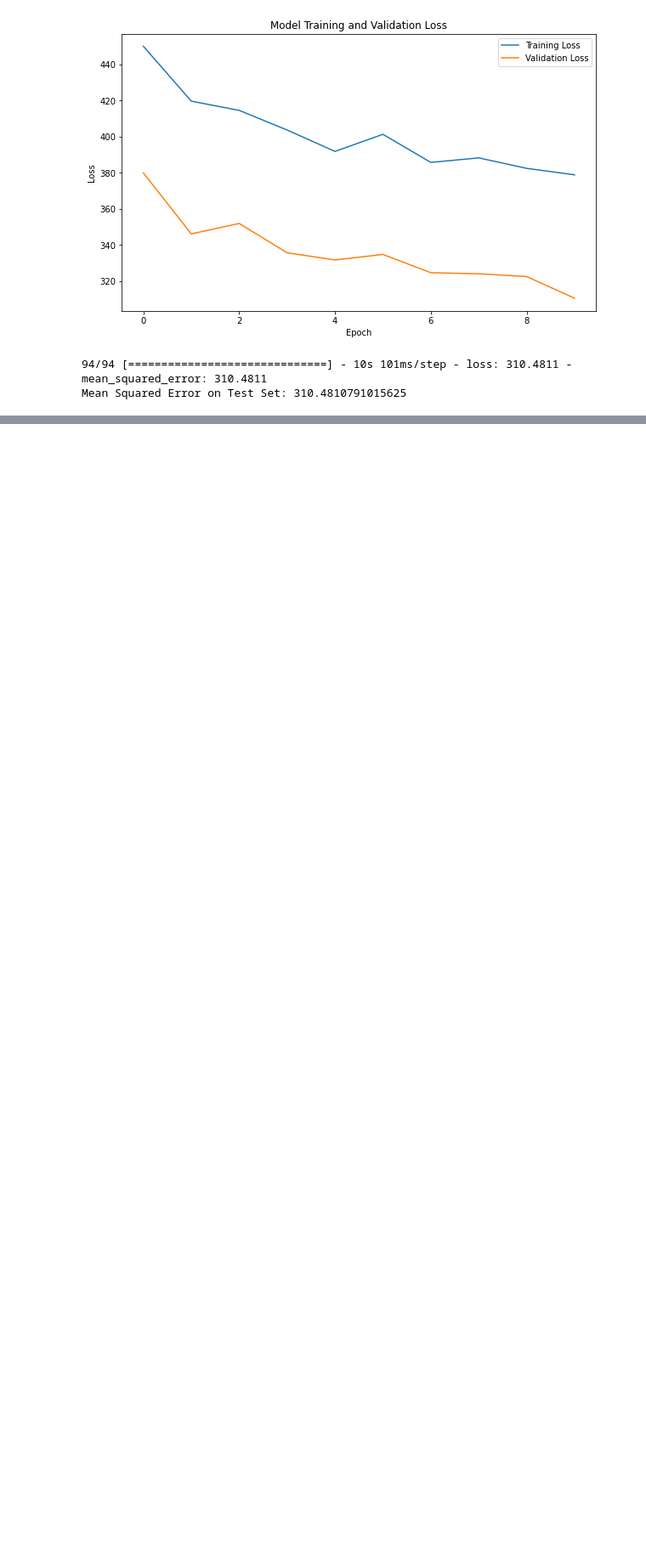
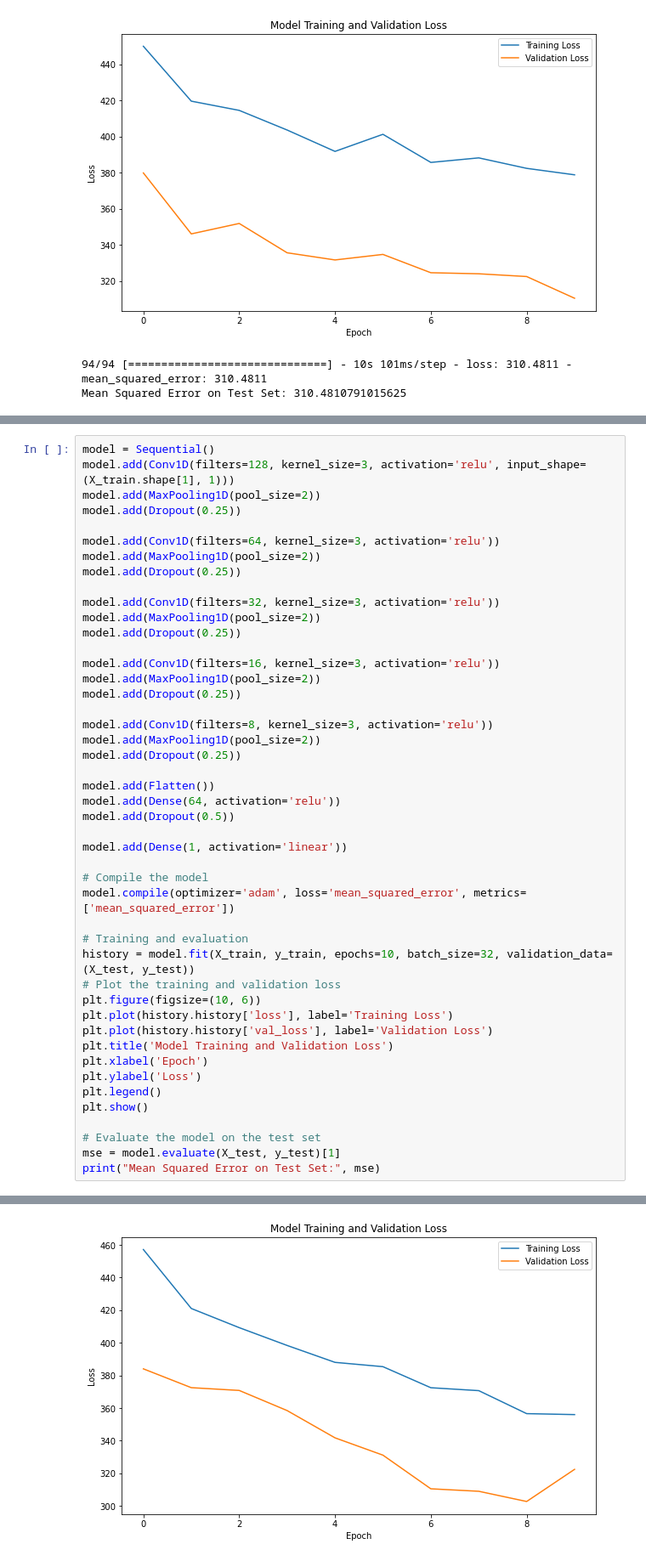
Before and after one commit to GuilhermeLoboSousa/Work-SIB, a Jupyter notebook: Parte4_cnn.ipynb, the cells around one changed output, grey strips where cells are left out. Shown: that part at 85% size. Saved outputs shown, nothing was run; the diff lists cells and outputs as text; blank space fills up the shorter version.

```diff
--- a/Parte4_cnn.ipynb
+++ b/Parte4_cnn.ipynb
@@ -183,0 +279,47 @@ Mean Squared Error on Test Set: 310.4810791015625
+# %%
+model = Sequential()
+model.add(Conv1D(filters=128, kernel_size=3, activation='relu', input_shape=(X_train.shape[1], 1)))
+model.add(MaxPooling1D(pool_size=2))
+model.add(Dropout(0.25))
+
+model.add(Conv1D(filters=64, kernel_size=3, activation='relu'))
+model.add(MaxPooling1D(pool_size=2))
+model.add(Dropout(0.25))
+
+model.add(Conv1D(filters=32, kernel_size=3, activation='relu'))
+model.add(MaxPooling1D(pool_size=2))
+model.add(Dropout(0.25))
+
+model.add(Conv1D(filters=16, kernel_size=3, activation='relu'))
+model.add(MaxPooling1D(pool_size=2))
+model.add(Dropout(0.25))
+
+model.add(Conv1D(filters=8, kernel_size=3, activation='relu'))
+model.add(MaxPooling1D(pool_size=2))
+model.add(Dropout(0.25))
+
+model.add(Flatten())
+model.add(Dense(64, activation='relu'))
+model.add(Dropout(0.5))
+
+model.add(Dense(1, activation='linear'))
+
+# Compile the model
+model.compile(optimizer='adam', loss='mean_squared_error', metrics=['mean_squared_error'])
+
+# Training and evaluation
+history = model.fit(X_train, y_train, epochs=10, batch_size=32, validation_data=(X_test, y_test))
+# Plot the training and validation loss
+plt.figure(figsize=(10, 6))
+plt.plot(history.history['loss'], label='Training Loss')
+plt.plot(history.history['val_loss'], label='Validation Loss')
+plt.title('Model Training and Validation Loss')
+plt.xlabel('Epoch')
+plt.ylabel('Loss')
+plt.legend()
+plt.show()
+
+# Evaluate the model on the test set
+mse = model.evaluate(X_test, y_test)[1]
+print("Mean Squared Error on Test Set:", mse)
+# %% [output]
@@ -183,0 +346 @@ Mean Squared Error on Test Set: 310.4810791015625
+[figure, added]
```
Also changed, not shown: parts of 15 cells of this notebook.
